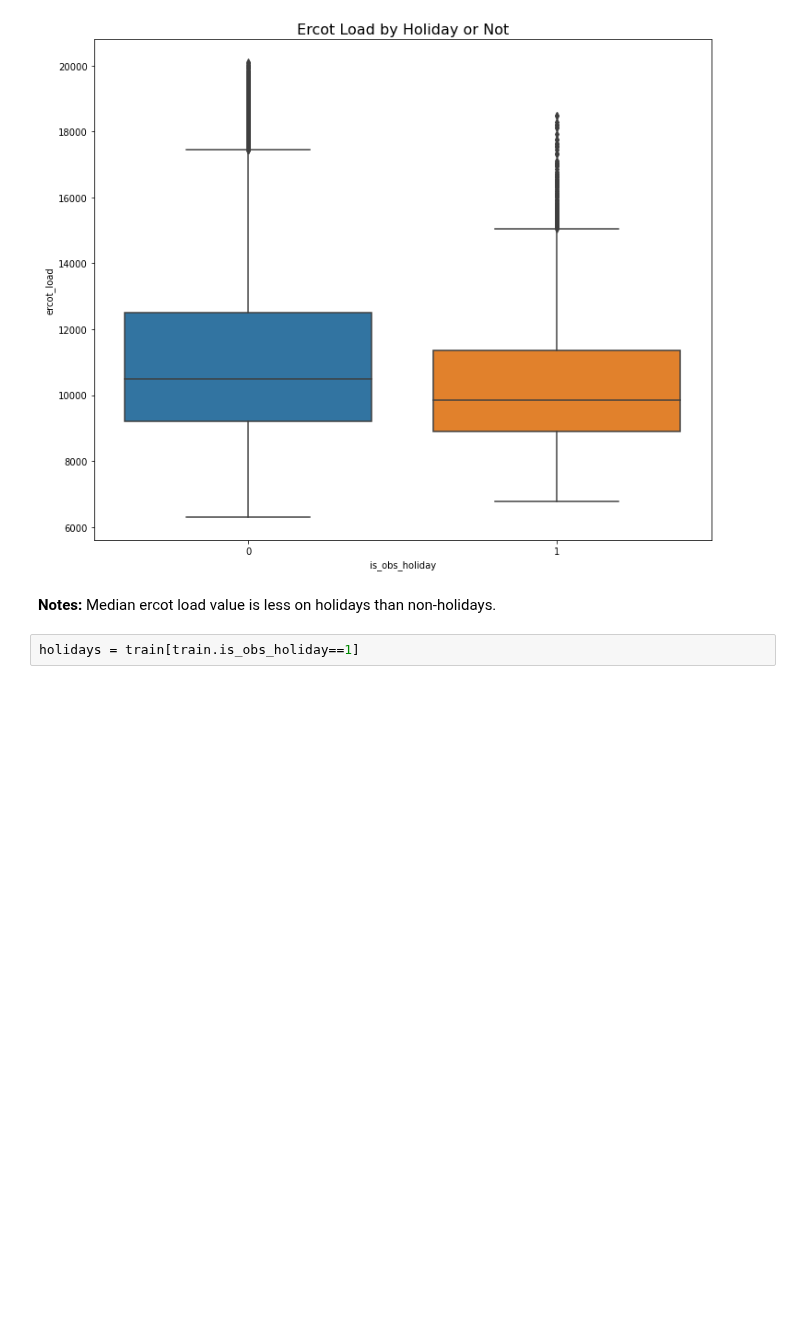
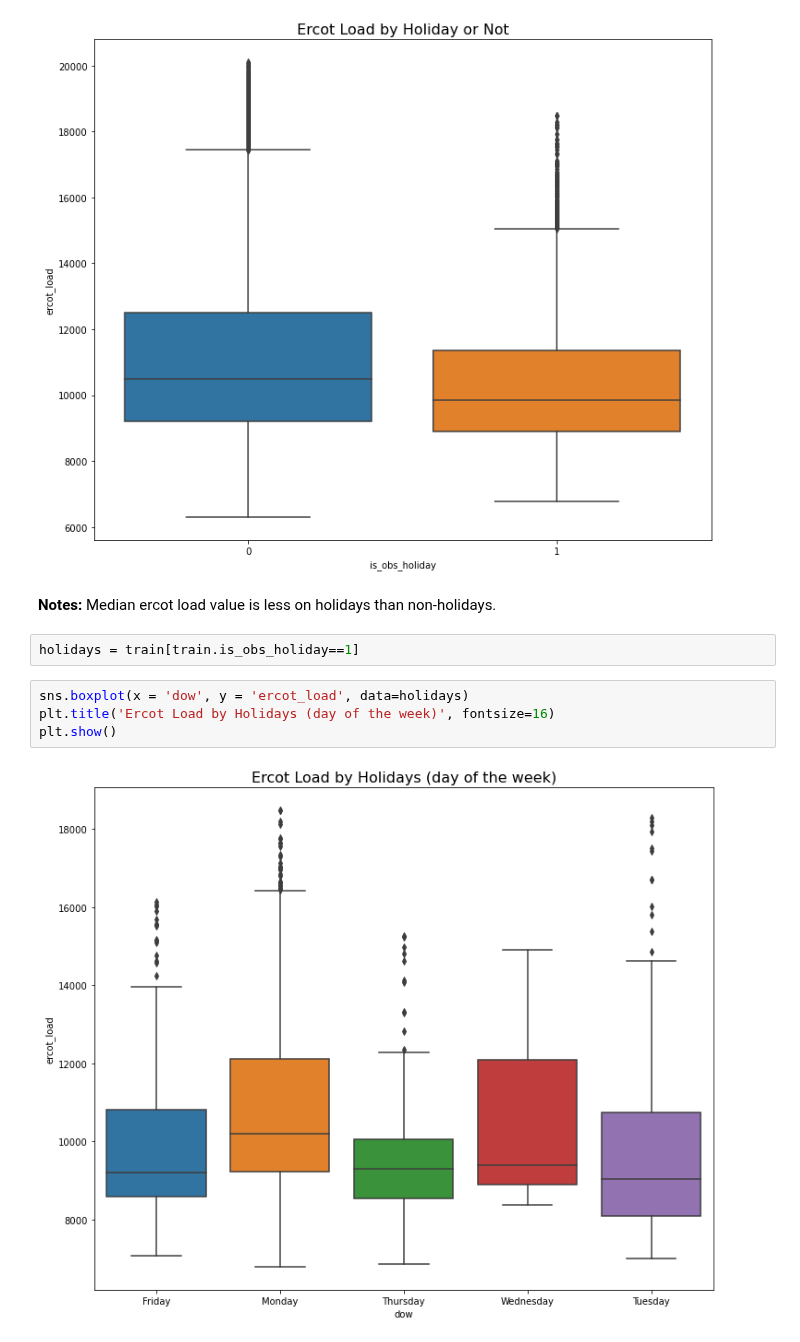
Before and after one commit to energy-demand-forecast/energy_demand_forecast, a Jupyter notebook: Lochlyn_directory/Lochlyn - exploration.ipynb, the cells around one changed output. Drawn from its saved outputs; the diff is of its cells as text; blank space fills up the shorter version.

```diff
--- a/Lochlyn_directory/Lochlyn - exploration.ipynb
+++ b/Lochlyn_directory/Lochlyn - exploration.ipynb
@@ -259,4 +259,10 @@ plt.show()
 **Notes:** Median ercot load value is less on holidays than non-holidays.
 # %%
 holidays = train[train.is_obs_holiday==1]
+# %%
+sns.boxplot(x = 'dow', y = 'ercot_load', data=holidays)
+plt.title('Ercot Load by Holidays (day of the week)', fontsize=16)
+plt.show()
+# %% [output]
+[figure, added]
 # %%
```
Also changed, not shown: parts of 3 cells of this notebook.
